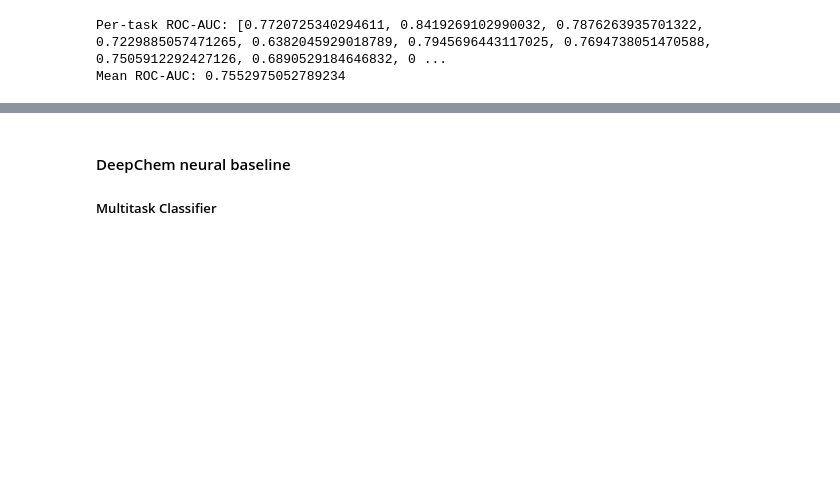
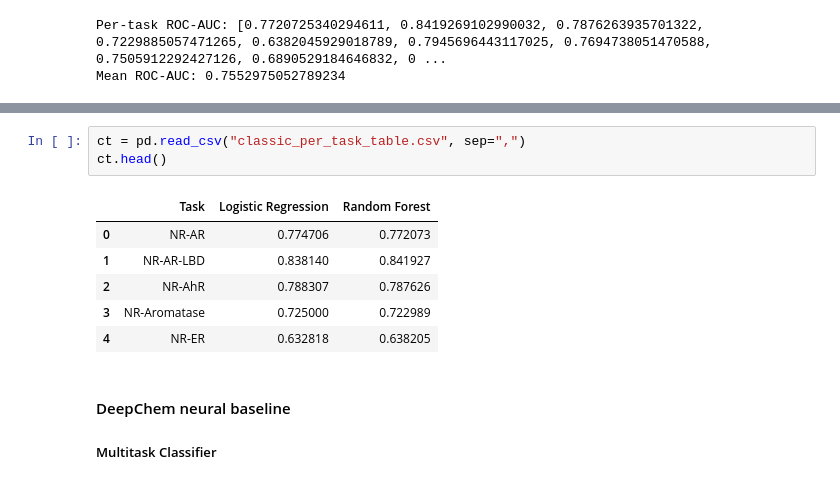
Before and after one commit to elisabethgrasia/toxicity-prediction, a Jupyter notebook: notebook/data_exploration.ipynb, the cells around one changed output, grey strips where cells are left out. Cells and saved outputs as stored; diff of their text form; blank space fills up the shorter version.

```diff
--- a/notebook/data_exploration.ipynb
+++ b/notebook/data_exploration.ipynb
@@ -187,3 +340,13 @@ Mean ROC-AUC: 0.7552975052789234
+# %%
+ct = pd.read_csv("classic_per_task_table.csv", sep=",")
+ct.head()
+# %% [output]
+|  | Task | Logistic Regression | Random Forest |
+| 0 | NR-AR | 0.774706 | 0.772073 |
+| 1 | NR-AR-LBD | 0.838140 | 0.841927 |
+| 2 | NR-AhR | 0.788307 | 0.787626 |
+| 3 | NR-Aromatase | 0.725000 | 0.722989 |
+| 4 | NR-ER | 0.632818 | 0.638205 |
 # %% [markdown]
 #### DeepChem neural baseline
 ##### Multitask Classifier
```
Also changed, not shown: parts of 26 cells of this notebook, 2 other files.
